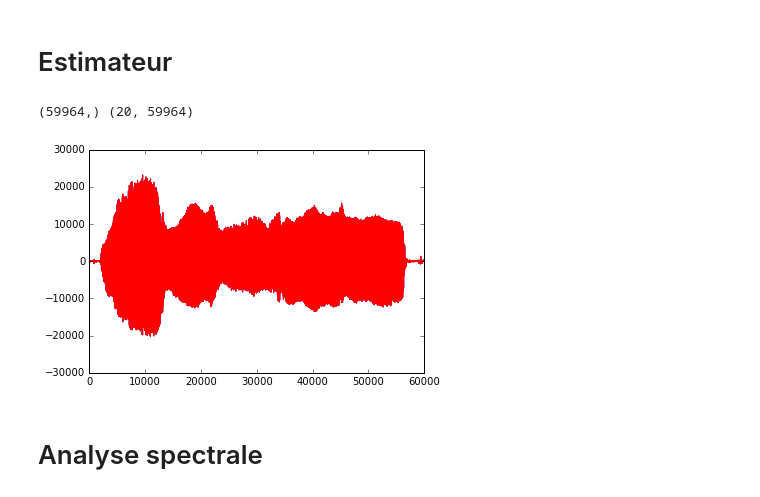
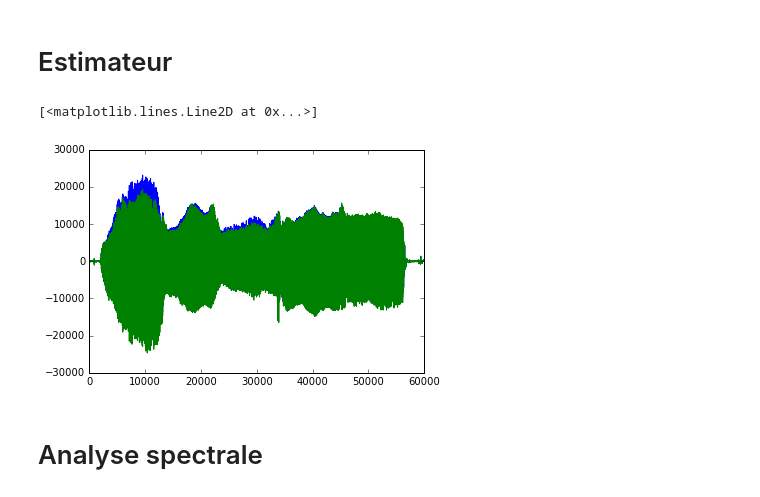
Before and after one commit to jngod2011/TVAR_Prediction, a Jupyter notebook: notebooks/TVAR_audio.ipynb, the cells around one changed output. Cells and saved outputs as stored; diff of their text form; code cells hidden in the pictures.

```diff
--- a/notebooks/TVAR_audio.ipynb
+++ b/notebooks/TVAR_audio.ipynb
@@ -38,18 +38,29 @@ IPython.display.Audio(X, rate=Fs)
 [figure]
 # %% [markdown]
 # Estimateur
+# %%
+def generation_est2(X, d, T, mu):
+    theta_est = np.zeros((d,T),dtype='double')
+    X_pred = np.zeros(T,dtype='double')
+
+    XX = X[0:d][::-1]
+    for t in np.arange(d,T):
+        XX = X[t-d:t][::-1]
+        X_pred[t] = np.dot(theta_est[:,t-1].T,XX)
+
+        err = X[t]-X_pred[t]
+
+        theta_est[:,t] = theta_est[:,t-1] + mu*XX/(1+mu*np.linalg.norm(XX)**2)*err
+    return X_pred, theta_est
 # %%
 mu = 0.1
 d = 20
 X_est, theta_est = generation_est2(X, d, T, mu)
+plt.plot(X)
+plt.plot(X_est)
+# %% [output]
+[<matplotlib.lines.Line2D at 0x...>]
+[figure, added]
-# %%
-plt.plot(X)
-plt.plot(X_est,'r')
-
-print(X_est.shape,theta_est.shape)
-# %% [output]
-(59964,) (20, 59964)
-[figure, removed]
 # %% [markdown]
 # Analyse spectrale
 # %%
```
Also changed, not shown: parts of 6 cells of this notebook, 2 other files.
